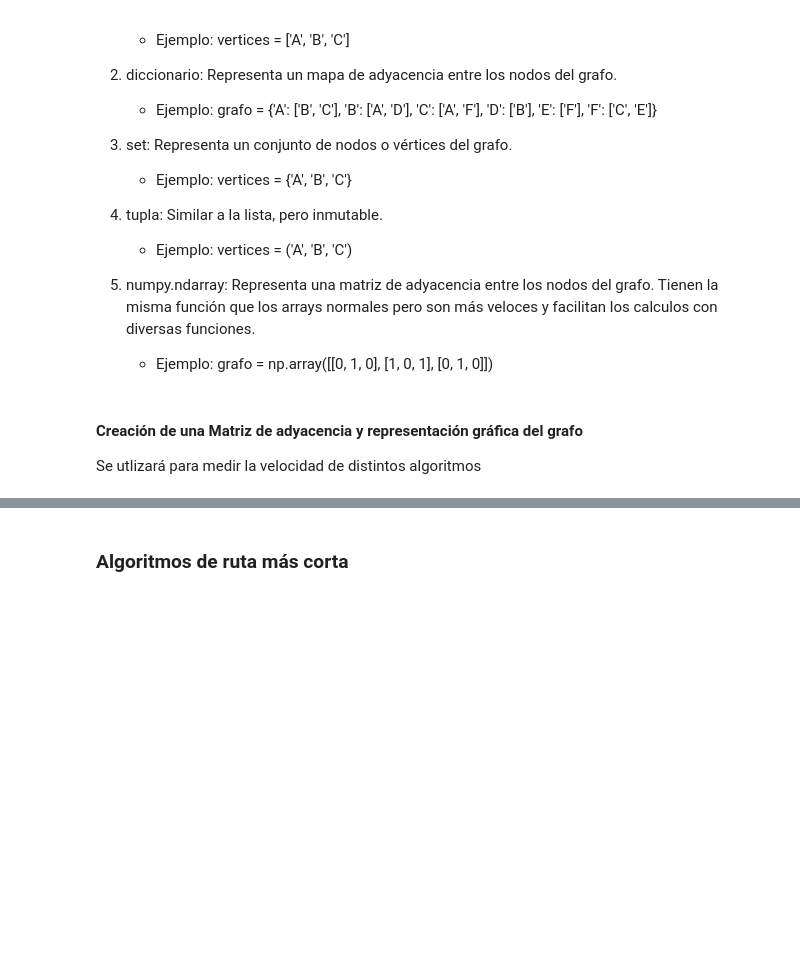
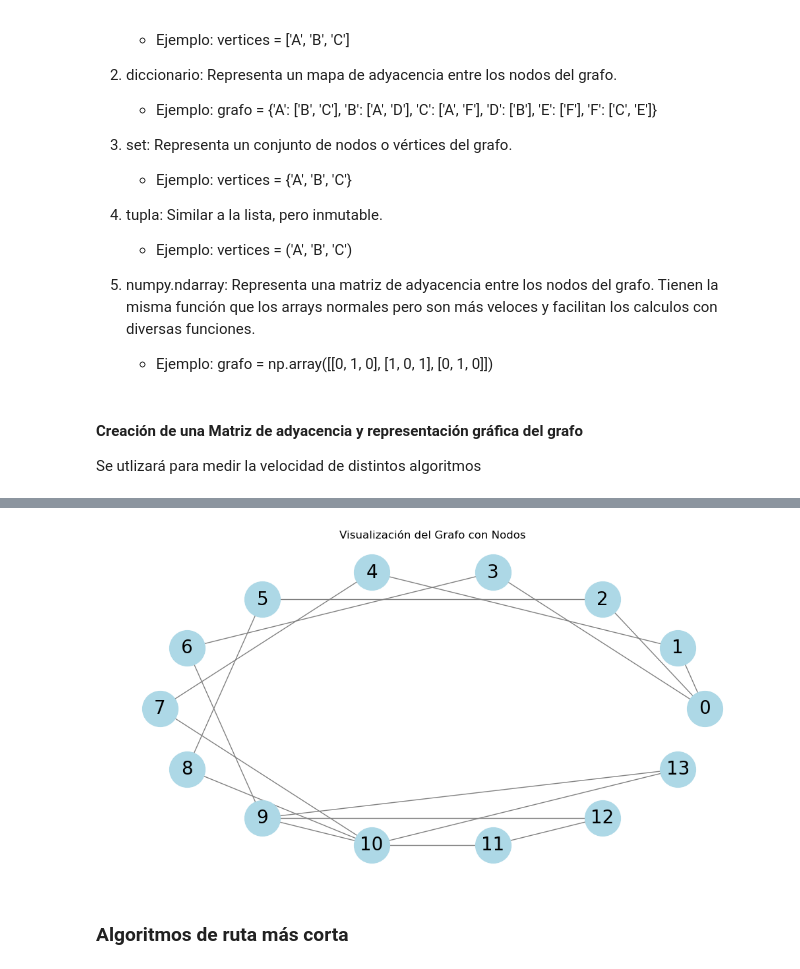
Before and after one commit to Rubenvalrom/Data-structures, a Jupyter notebook: Assignment Brief de UNIT 19 - DATA STRUCTURES & ALGORITHMS.ipynb, the cells around one changed output, grey strips where cells are left out. Cells and saved outputs as stored; diff of their text form; code cells hidden in the pictures; blank space fills up the shorter version.

Commit message:
Creación de una matriz con la que comprobar los tiempos de los diferentes algoritmos y uso de la libreria Scipy para su uso

```diff
--- a/Assignment Brief de UNIT 19 - DATA STRUCTURES & ALGORITHMS.ipynb
+++ b/Assignment Brief de UNIT 19 - DATA STRUCTURES & ALGORITHMS.ipynb
@@ -79,3 +98,26 @@ visitados = np.full(num_nodos, False)
+# %%
+# Crear un grafo desde la matriz de adyacencia
+G = nx.from_numpy_array(matriz_adyacencia)
+
+# Dibujar el grafo con nodos en forma de elipse
+plt.figure(figsize=(10, 5))
+
+# Número de nodos
+num_nodos = len(G.nodes)
+
+# Calcular las posiciones en forma de elipse
+pos = {}
+for i in range(num_nodos):
+    angle = 2 * np.pi * i / num_nodos
+    x = np.cos(angle)
+    y = np.sin(angle)
+    pos[i] = (x, y)
+
+nx.draw(G, pos, with_labels=True, node_color='lightblue', edge_color='gray', node_size=1500, font_size=20)
+plt.title("Visualización del Grafo con Nodos")
+plt.show()
+# %% [output]
+[figure, added]
 # %% [markdown]
 ### Algoritmos de ruta más corta
 # %% [markdown]
```
Also changed, not shown: parts of 9 cells of this notebook.
